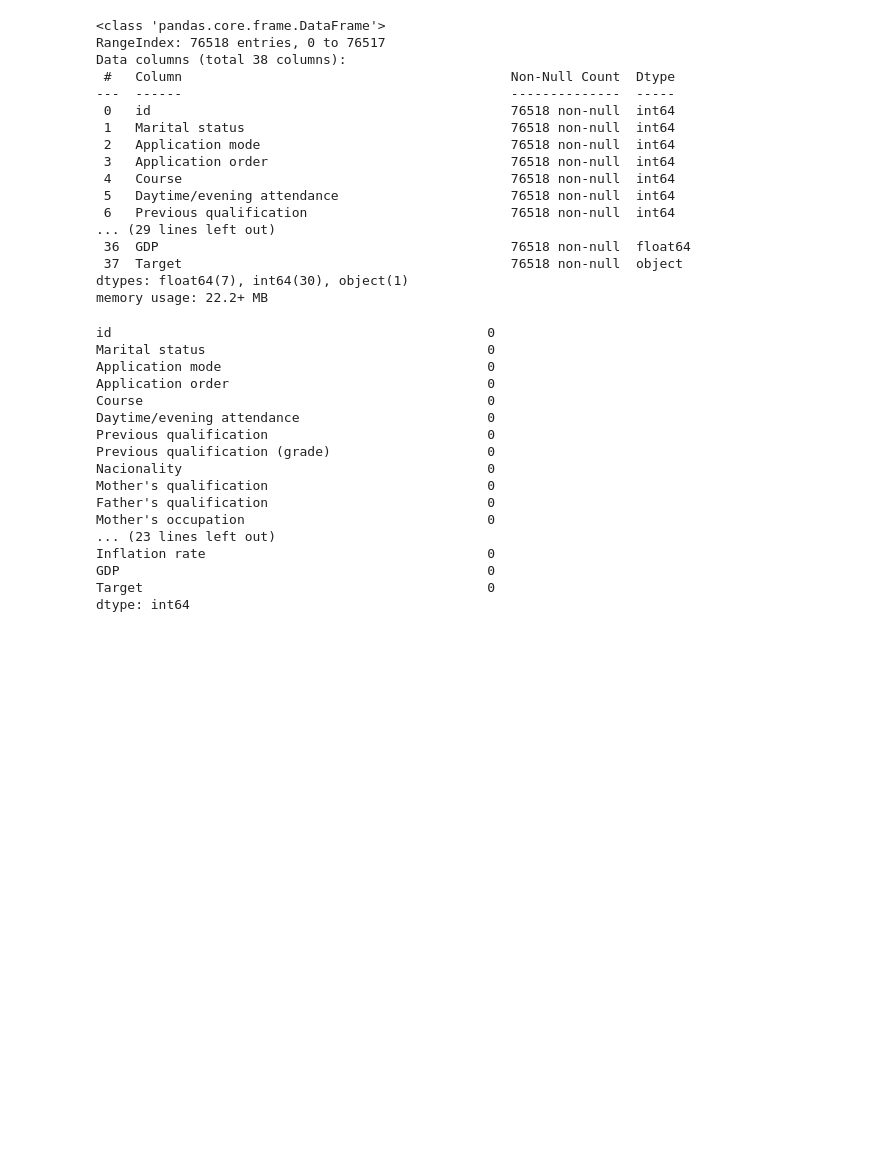
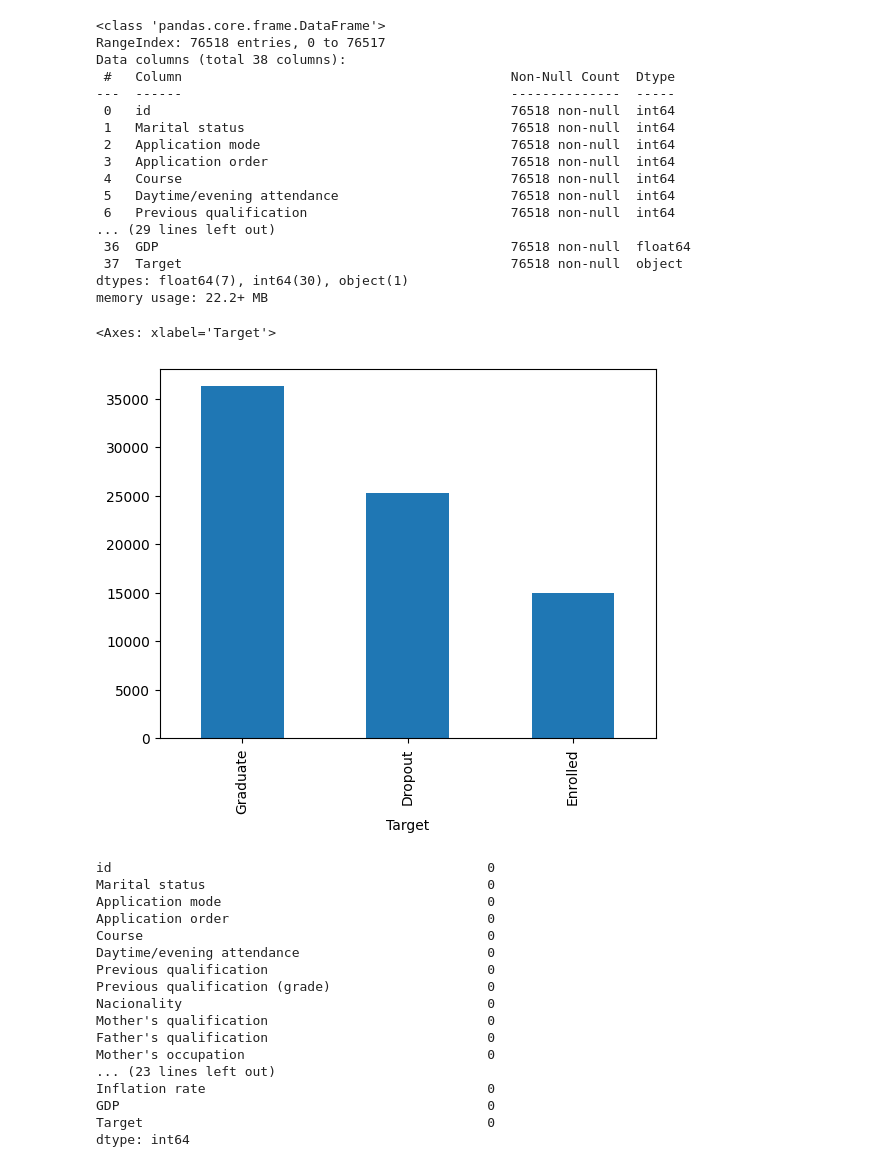
Before and after one commit to mvfelipelli/Labs, a Jupyter notebook: playground_kaggle_new.ipynb, the cells around one changed output. Saved outputs shown, nothing was run; the diff lists cells and outputs as text; code cells hidden in the pictures; blank space fills up the shorter version.

```diff
--- a/playground_kaggle_new.ipynb
+++ b/playground_kaggle_new.ipynb
@@ -53,3 +48,8 @@ Data columns (total 38 columns):
  37  Target                                          76518 non-null  object
 dtypes: float64(7), int64(30), object(1)
 memory usage: 22.2+ MB
+# %%
+df['Target'].value_counts().plot(kind='bar')
+# %% [output]
+<Axes: xlabel='Target'>
+[figure, added]
```
Also changed, not shown: parts of 11 cells of this notebook, 1 other file.
